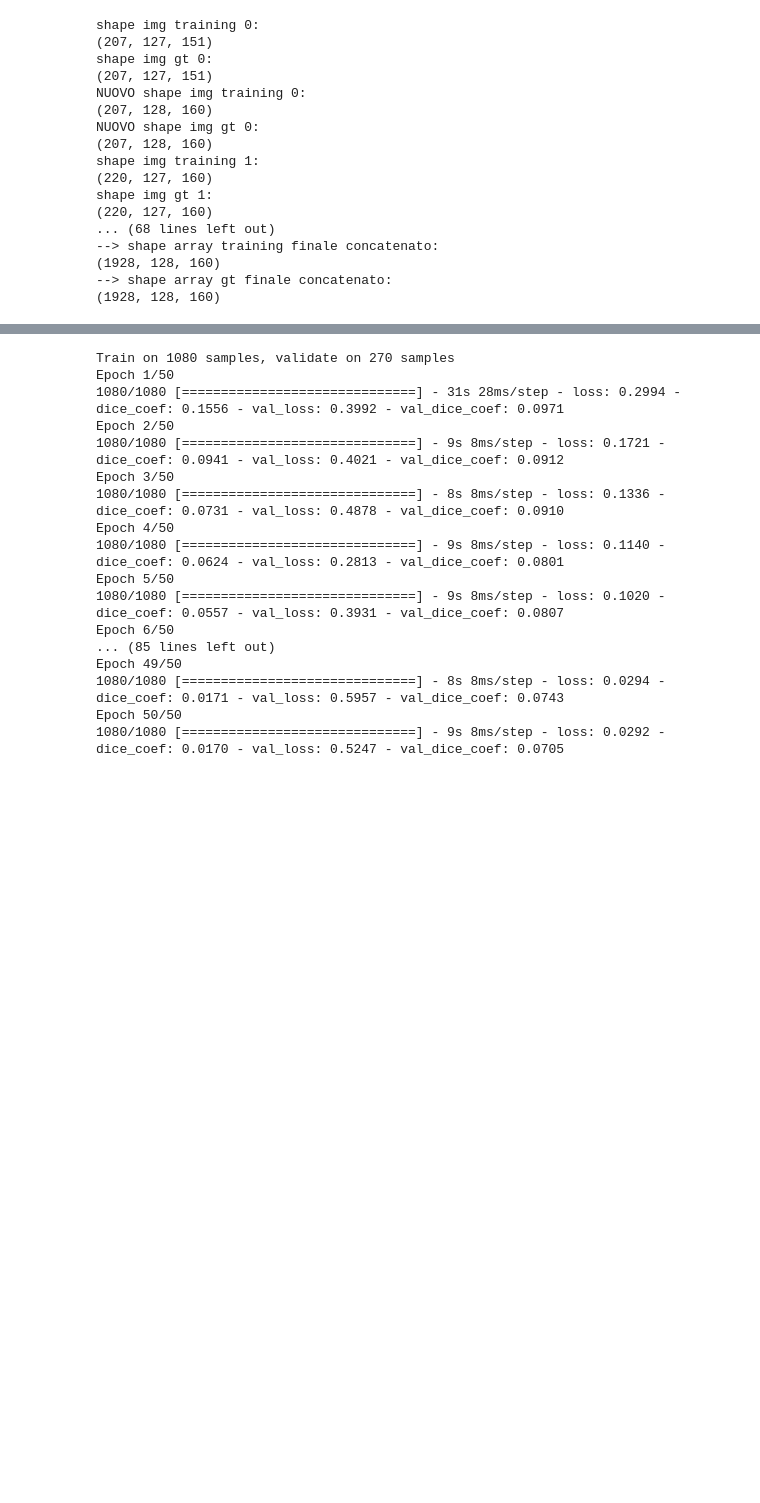
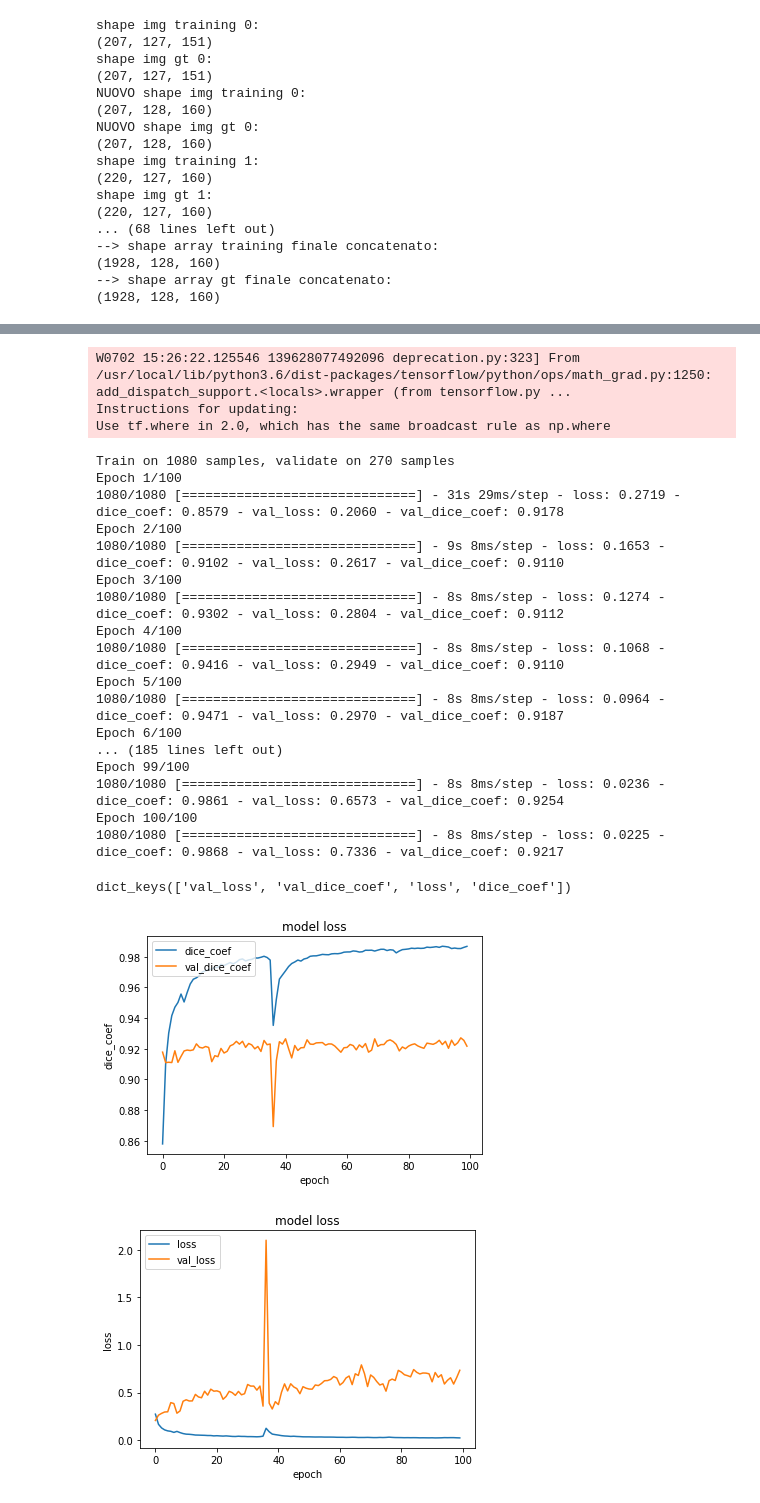
Before and after one commit to univpmCV2019/bloodPoolAndMyocardiumSegmentation, a Jupyter notebook: MyUnet.ipynb, the cells around one changed output, grey strips where cells are left out. Saved outputs shown, nothing was run; the diff lists cells and outputs as text; code cells hidden in the pictures; blank space fills up the shorter version.

```diff
--- a/MyUnet.ipynb
+++ b/MyUnet.ipynb
@@ -357,25 +368,53 @@ with tf.Session() as sess:
    y_train_ohe=sess.run(tensor)
 
 # alleniamo il modello
-results = model.fit(x_train, y_train_ohe, validation_split = 0.2, batch_size=16, epochs=50)
+results = model.fit(x_train, y_train_ohe, validation_split = 0.2, batch_size=16, epochs=100)
 # %% [output]
-Train on 1080 samples, validate on 270 samples
-Epoch 1/50
-1080/1080 [==============================] - 31s 28ms/step - loss: 0.2994 - dice_coef: 0.1556 - val_loss: 0.3992 - val_dice_coef: 0.0971
-Epoch 2/50
-1080/1080 [==============================] - 9s 8ms/step - loss: 0.1721 - dice_coef: 0.0941 - val_loss: 0.4021 - val_dice_coef: 0.0912
-Epoch 3/50
-1080/1080 [==============================] - 8s 8ms/step - loss: 0.1336 - dice_coef: 0.0731 - val_loss: 0.4878 - val_dice_coef: 0.0910
-Epoch 4/50
-1080/1080 [==============================] - 9s 8ms/step - loss: 0.1140 - dice_coef: 0.0624 - val_loss: 0.2813 - val_dice_coef: 0.0801
-Epoch 5/50
-1080/1080 [==============================] - 9s 8ms/step - loss: 0.1020 - dice_coef: 0.0557 - val_loss: 0.3931 - val_dice_coef: 0.0807
-Epoch 6/50
-... (85 lines left out)
-Epoch 49/50
-1080/1080 [==============================] - 8s 8ms/step - loss: 0.0294 - dice_coef: 0.0171 - val_loss: 0.5957 - val_dice_coef: 0.0743
-Epoch 50/50
-1080/1080 [==============================] - 9s 8ms/step - loss: 0.0292 - dice_coef: 0.0170 - val_loss: 0.5247 - val_dice_coef: 0.0705
+W0702 15:26:22.125546 139628077492096 deprecation.py:323] From /usr/local/lib/python3.6/dist-packages/tensorflow/python/ops/math_grad.py:1250: add_dispatch_support.<locals>.wrapper (from tensorflow.py ...
+Instructions for updating:
+Use tf.where in 2.0, which has the same broadcast rule as np.where
+Train on 1080 samples, validate on 270 samples
+Epoch 1/100
+1080/1080 [==============================] - 31s 29ms/step - loss: 0.2719 - dice_coef: 0.8579 - val_loss: 0.2060 - val_dice_coef: 0.9178
+Epoch 2/100
+1080/1080 [==============================] - 9s 8ms/step - loss: 0.1653 - dice_coef: 0.9102 - val_loss: 0.2617 - val_dice_coef: 0.9110
+Epoch 3/100
+1080/1080 [==============================] - 8s 8ms/step - loss: 0.1274 - dice_coef: 0.9302 - val_loss: 0.2804 - val_dice_coef: 0.9112
+Epoch 4/100
+1080/1080 [==============================] - 8s 8ms/step - loss: 0.1068 - dice_coef: 0.9416 - val_loss: 0.2949 - val_dice_coef: 0.9110
+Epoch 5/100
+1080/1080 [==============================] - 8s 8ms/step - loss: 0.0964 - dice_coef: 0.9471 - val_loss: 0.2970 - val_dice_coef: 0.9187
+Epoch 6/100
+... (185 lines left out)
+Epoch 99/100
+1080/1080 [==============================] - 8s 8ms/step - loss: 0.0236 - dice_coef: 0.9861 - val_loss: 0.6573 - val_dice_coef: 0.9254
+Epoch 100/100
+1080/1080 [==============================] - 8s 8ms/step - loss: 0.0225 - dice_coef: 0.9868 - val_loss: 0.7336 - val_dice_coef: 0.9217
+# %%
+print(results.history.keys())
+
+# summarize history for loss
+plt.plot(results.history['dice_coef'])
+plt.plot(results.history['val_dice_coef'])
+plt.title('model loss')
+plt.ylabel('dice_coef')
+plt.xlabel('epoch')
+plt.legend(['dice_coef', 'val_dice_coef'], loc='upper left')
+plt.show()
+
+
+# summarize history for loss
+plt.plot(results.history['loss'])
+plt.plot(results.history['val_loss'])
+plt.title('model loss')
+plt.ylabel('loss')
+plt.xlabel('epoch')
+plt.legend(['loss', 'val_loss'], loc='upper left')
+plt.show()
+# %% [output]
+dict_keys(['val_loss', 'val_dice_coef', 'loss', 'dice_coef'])
+[figure, added]
+[figure, added]
 # %%
 import matplotlib.pyplot as plt
 # testa il modello
```
Also changed, not shown: parts of 6 cells of this notebook.
